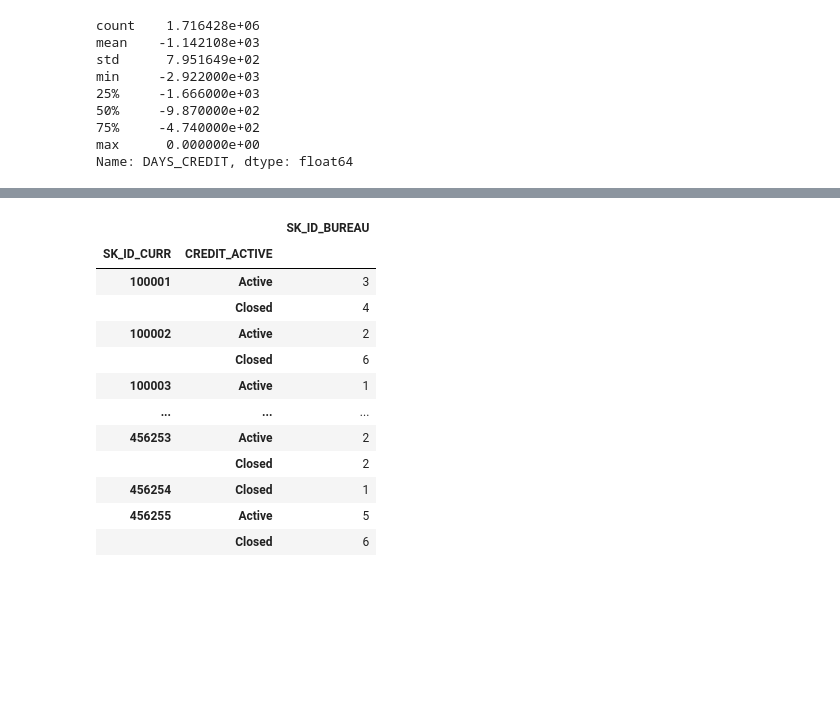
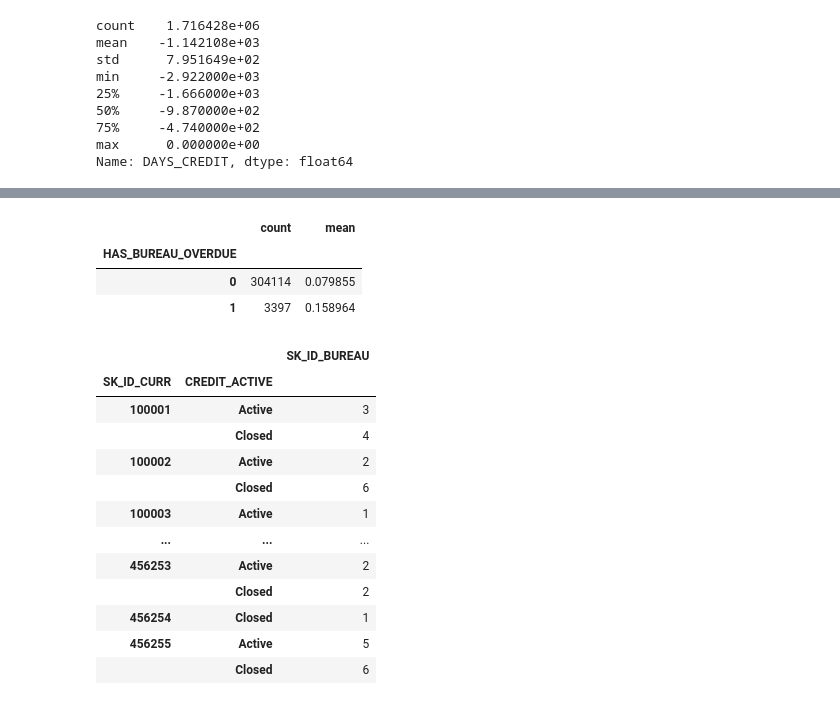
Before and after one commit to USL99/home-credit-default-risk, a Jupyter notebook: notebooks/03_feature_engineering.ipynb, the cells around one changed output, grey strips where cells are left out. Cells and saved outputs as stored; diff of their text form; code cells hidden in the pictures; blank space fills up the shorter version.

```diff
--- a/notebooks/03_feature_engineering.ipynb
+++ b/notebooks/03_feature_engineering.ipynb
@@ -111,3 +197,12 @@ Name: DAYS_CREDIT, dtype: float64
+# %%
+temp = application_train_df[["SK_ID_CURR", "TARGET"]].merge(bureau_overdue, on="SK_ID_CURR", how="left")
+temp["HAS_BUREAU_OVERDUE"] = (temp["BUREAU_OVERDUE_CREDIT_COUNT"].fillna(0) > 0).astype(int)
+temp.groupby("HAS_BUREAU_OVERDUE")["TARGET"].agg(["count", "mean"])
+# %% [output]
+|  | count | mean |
+| HAS_BUREAU_OVERDUE |  |  |
+| 0 | 304114 | 0.079855 |
+| 1 | 3397 | 0.158964 |
 # %%
 bureau_df.groupby(["SK_ID_CURR", "CREDIT_ACTIVE"])[["SK_ID_BUREAU"]].count()
 # %% [output]
```
Also changed, not shown: parts of 12 cells of this notebook.
